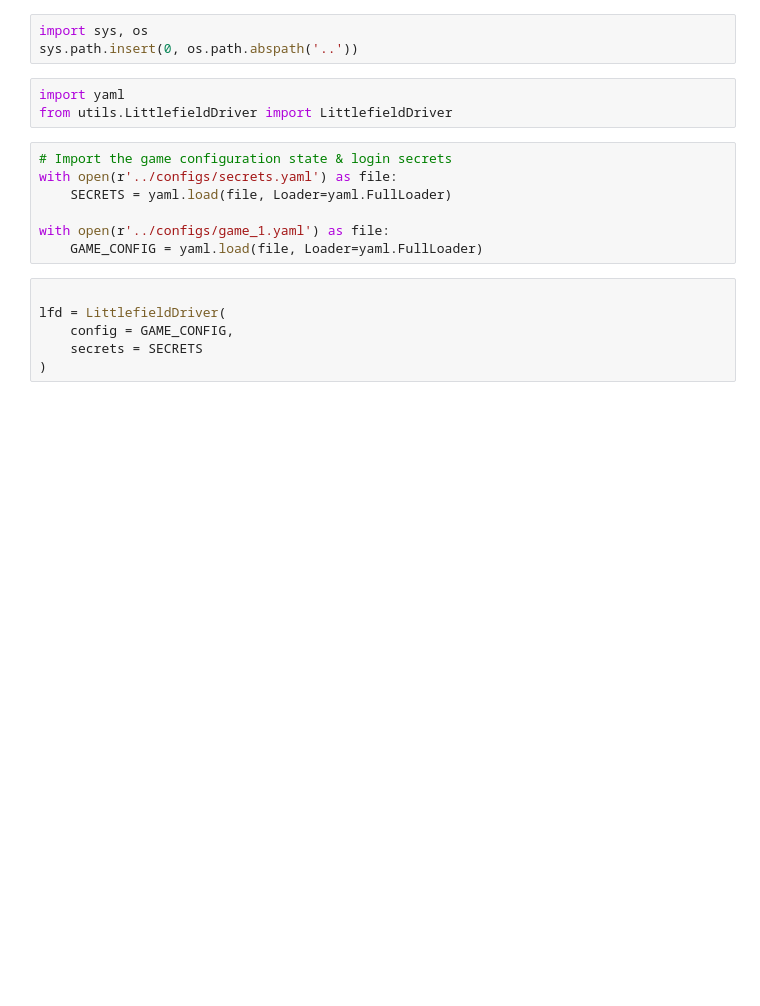
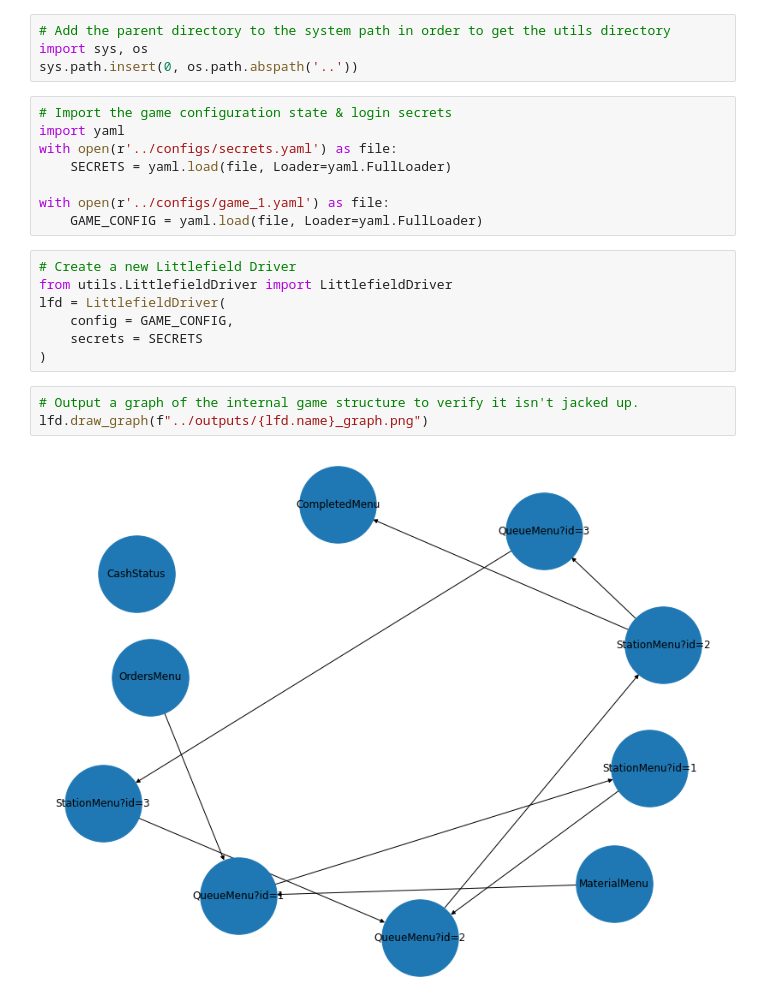
Before and after one commit to Spelkington/LittlefieldDriver, a Jupyter notebook: ipynb/driver.ipynb, the cells around one changed output. Drawn from its saved outputs; the diff is of its cells as text; blank space fills up the shorter version.

```diff
--- a/ipynb/driver.ipynb
+++ b/ipynb/driver.ipynb
@@ -4,19 +8,24 @@
 # %%
+# Add the parent directory to the system path in order to get the utils directory
 import sys, os
 sys.path.insert(0, os.path.abspath('..'))
-# %%
-import yaml
-from utils.LittlefieldDriver import LittlefieldDriver
 # %%
 # Import the game configuration state & login secrets
+import yaml
 with open(r'../configs/secrets.yaml') as file:
     SECRETS = yaml.load(file, Loader=yaml.FullLoader)
 
 with open(r'../configs/game_1.yaml') as file:
     GAME_CONFIG = yaml.load(file, Loader=yaml.FullLoader)
 # %%
-
+# Create a new Littlefield Driver
+from utils.LittlefieldDriver import LittlefieldDriver
 lfd = LittlefieldDriver(
     config = GAME_CONFIG,
     secrets = SECRETS
 )
+# %%
+# Output a graph of the internal game structure to verify it isn't jacked up.
+lfd.draw_graph(f"../outputs/{lfd.name}_graph.png")
+# %% [output]
+[figure, added]
```
Also changed, not shown: parts of 2 cells of this notebook, 3 other files.
